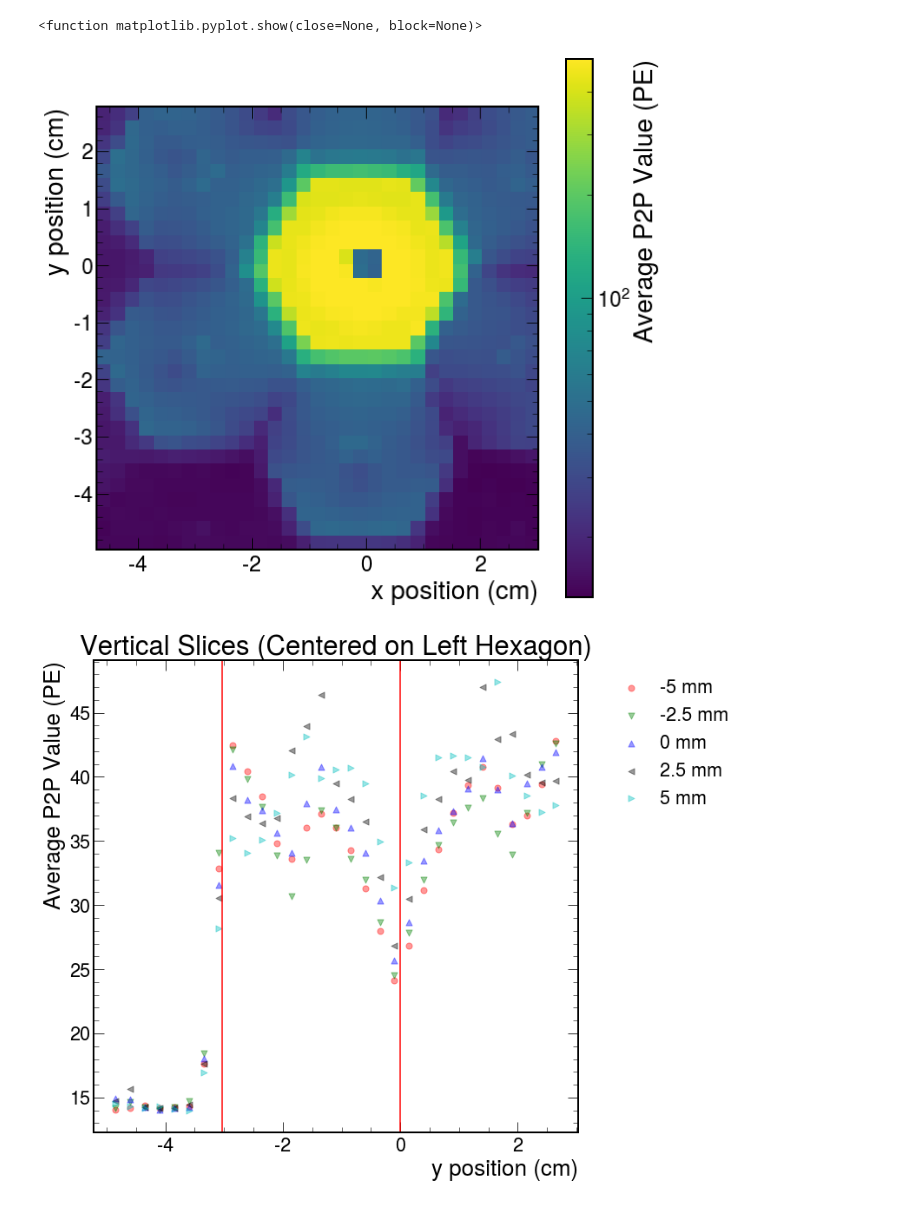
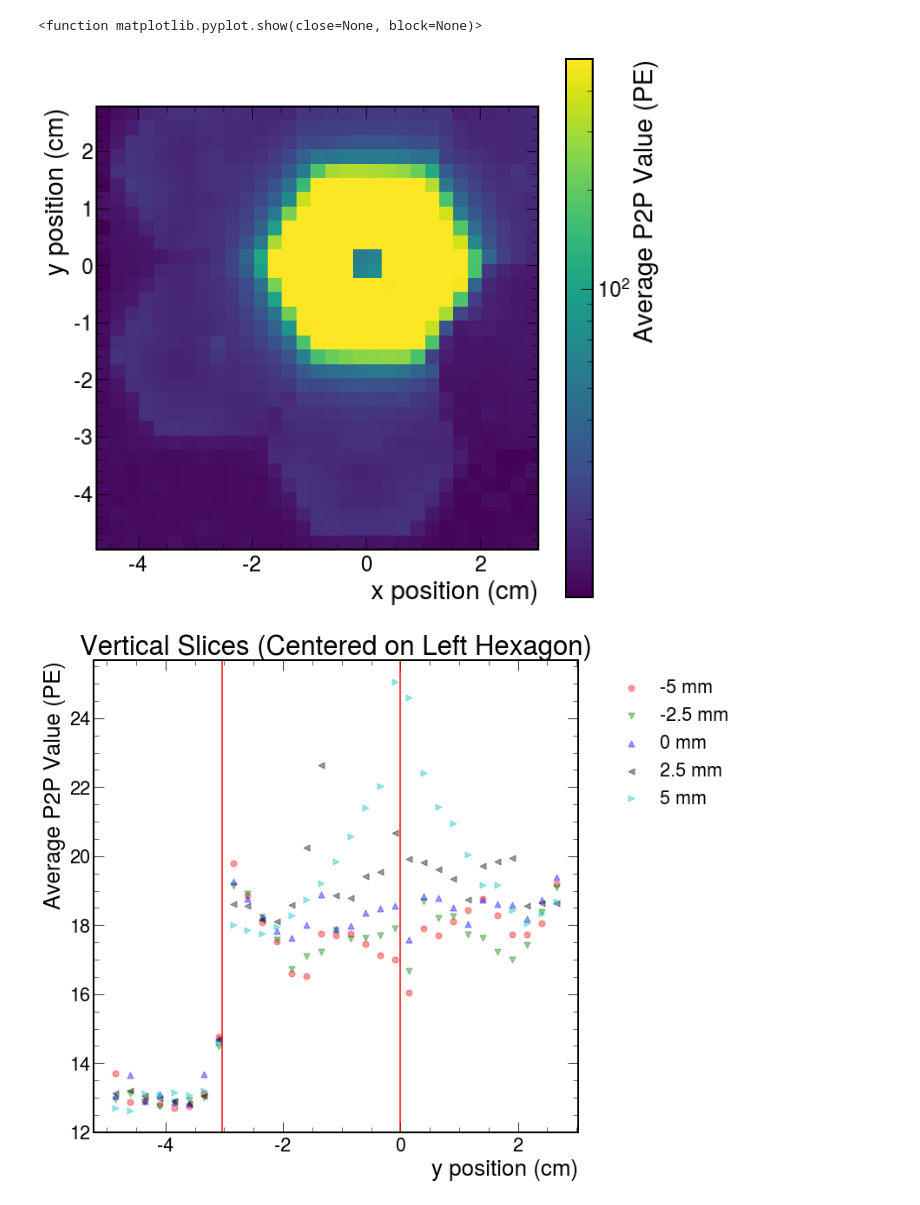
Before and after one commit to SeanBP/Scintillator-Scanner, a Jupyter notebook: RCDAQ_analysis/RCDAQ_analysis_multiple_file.ipynb, the cells around one changed output. Saved outputs shown, nothing was run; the diff lists cells and outputs as text; code cells hidden in the pictures.

```diff
--- a/RCDAQ_analysis/RCDAQ_analysis_multiple_file.ipynb
+++ b/RCDAQ_analysis/RCDAQ_analysis_multiple_file.ipynb
@@ -6,11 +6,11 @@ from matplotlib import colors
 import mplhep as hep
 hep.style.use(hep.style.CMS)
 hep.set_style("CMS")
-
+PEconversion = 1.6
 filenumber = 961
 avgp2p = []
 
-with open("Jun15Scan1.txt") as f:
+with open("Jun16Scan.txt") as f:
     points = (f.read().split('Point'))
 
 for point in points:                             #iterate through files
@@ -19,7 +19,7 @@ for point in points:                             #iterate through files
     p2ps = point.split('\n')
     for p2p in p2ps:
         try:
-            peaktopeak.append(float(p2p))
+            peaktopeak.append(float(p2p)/PEconversion)
         except ValueError:
             x=1
     if len(peaktopeak) != 0:
@@ -27,7 +27,6 @@ for point in points:                             #iterate through files
 
 
 #For square heatmap
-
 
 rows = int(filenumber / np.sqrt(filenumber))
 columns = int(filenumber / np.sqrt(filenumber))
@@ -46,5 +45,5 @@ print(heatmap)
 # %%
-#plt.imshow(heatmap, cmap='viridis',vmin = 0, extent=[-2.25 - 0.75,2.25 + 0.75,-2.25 -0.75,2.25 + 0.75])
+
 center1 = 0.85
 center2 = 1.1
 width = 7.5
@@ -58,6 +57,7 @@ rbound2 = -rad - center2 - (step/2)
 
 
 plt.imshow(heatmap, cmap='viridis',norm=colors.LogNorm(), extent=[rbound1,lbound1,rbound2,lbound2])
+#plt.imshow(heatmap, cmap='viridis',vmin=0, extent=[rbound1,lbound1,rbound2,lbound2])
 hep.style.use(hep.style.CMS)
 hep.set_style("CMS")
 plt.xlabel("x position (cm)")
@@ -67,7 +67,7 @@ cbar.set_label("Average P2P Value (PE)")
 plt.show
 # %% [output]
 <function matplotlib.pyplot.show(close=None, block=None)>
-[figure, old version]
+[figure, new version]
 # %%
 center = 1.1
 width = 7.5
@@ -84,7 +84,7 @@ fig = plt.figure()
 ax = plt.subplot(111)
 
 
-col = 4
+col = 5
 linevalues = []
 for value in heatmap:
     linevalues.append(value[col])
@@ -104,34 +104,34 @@ ax.scatter(np.linspace(lbound,rbound, 31),linevalues,s=50,color='b',label='0 mm'
 
 col = col+1
 linevalues = []
 for value in heatmap:
     linevalues.append(value[col])
 ax.scatter(np.linspace(lbound,rbound, 31),linevalues,s=50,color='k',label='2.5 mm',alpha=0.4,marker='<')
 
 col = col+1
 linevalues = []
 for value in heatmap:
     linevalues.append(value[col])
 ax.scatter(np.linspace(lbound,rbound, 31),linevalues,s=50,color='c',label='5 mm',alpha=0.4,marker='>')
 
 
 
 ax.legend(loc='upper right',bbox_to_anchor=(1.35, 1))
 
 plt.xlabel("y position (cm)")
 plt.ylabel("Average P2P Value (PE)")
 plt.title("Vertical Slices (Centered on Left Hexagon)")
 #plt.axvline(1.316,color='red',label='Hexagon top boundary')
 #plt.axvline(-1.316,color='red',label='Hexagon bottom boundary')
 #plt.axvline(-0.3,color='red',label='SiPM top boundary')
 #plt.axvline(0.3,color='red',label='SiPM bottom boundary')
 
 plt.axvline(0,color='red',label='SiPM bottom boundary')
 plt.axvline(-3.0393,color='red',label='SiPM bottom boundary')
 
 plt.show()
 # %% [output]
-[figure, old version]
+[figure, new version]
 # %%
 center = 0.85
 width = 7.5
```
Also changed, not shown: parts of 2 cells of this notebook, 3 other files.
